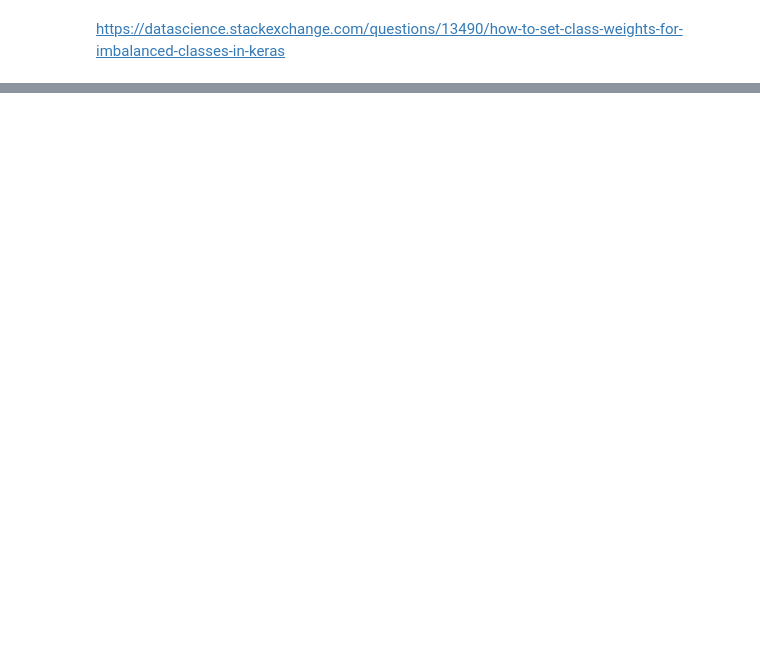
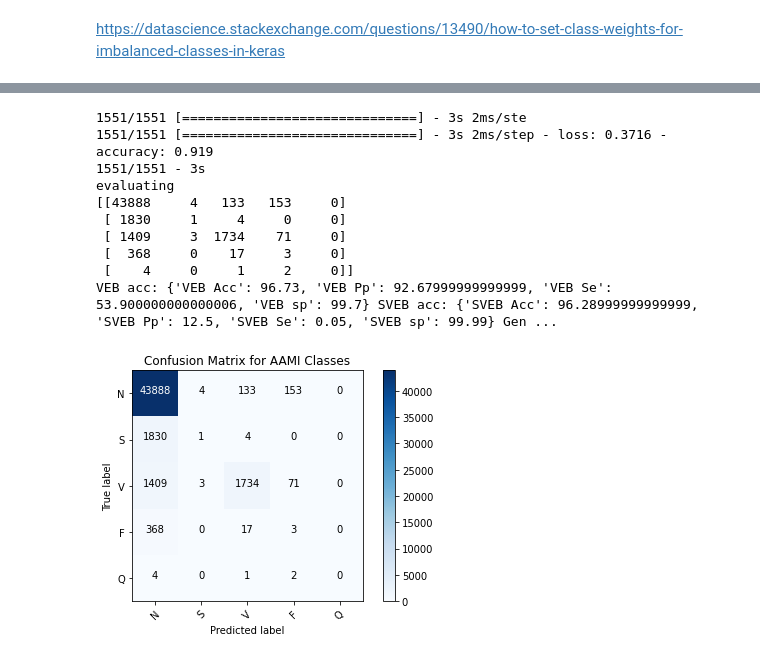
Before and after one commit to colynjonker/ecgclassification, a Jupyter notebook: classifier.ipynb, the cells around one changed output, grey strips where cells are left out. Drawn from its saved outputs; the diff is of its cells as text; code cells hidden in the pictures; blank space fills up the shorter version.

Commit message:
Working CNN and evaluation metrics

```diff
--- a/classifier.ipynb
+++ b/classifier.ipynb
@@ -61,0 +87,18 @@ model.summary()
+# %%
+prediction = model.predict(X_test, verbose=1)
+prediction = prediction.argmax(axis=-1)
+
+#aami_pred = [np.where(ba == np.amax(ba)) for ba in prediction]
+ecgc.evaluate_model(model, X_test, y_test, input_format='aami_num', keras_evaluation=True)
+# %% [output]
+1551/1551 [==============================] - 3s 2ms/ste
+1551/1551 [==============================] - 3s 2ms/step - loss: 0.3716 - accuracy: 0.919
+1551/1551 - 3s
+evaluating
+[[43888     4   133   153     0]
+ [ 1830     1     4     0     0]
+ [ 1409     3  1734    71     0]
+ [  368     0    17     3     0]
+ [    4     0     1     2     0]]
+VEB acc: {'VEB Acc': 96.73, 'VEB Pp': 92.67999999999999, 'VEB Se': 53.900000000000006, 'VEB sp': 99.7} SVEB acc: {'SVEB Acc': 96.28999999999999, 'SVEB Pp': 12.5, 'SVEB Se': 0.05, 'SVEB sp': 99.99} Gen ...
+[figure, added]
```
Also changed, not shown: parts of 4 cells of this notebook, 7 other files.
